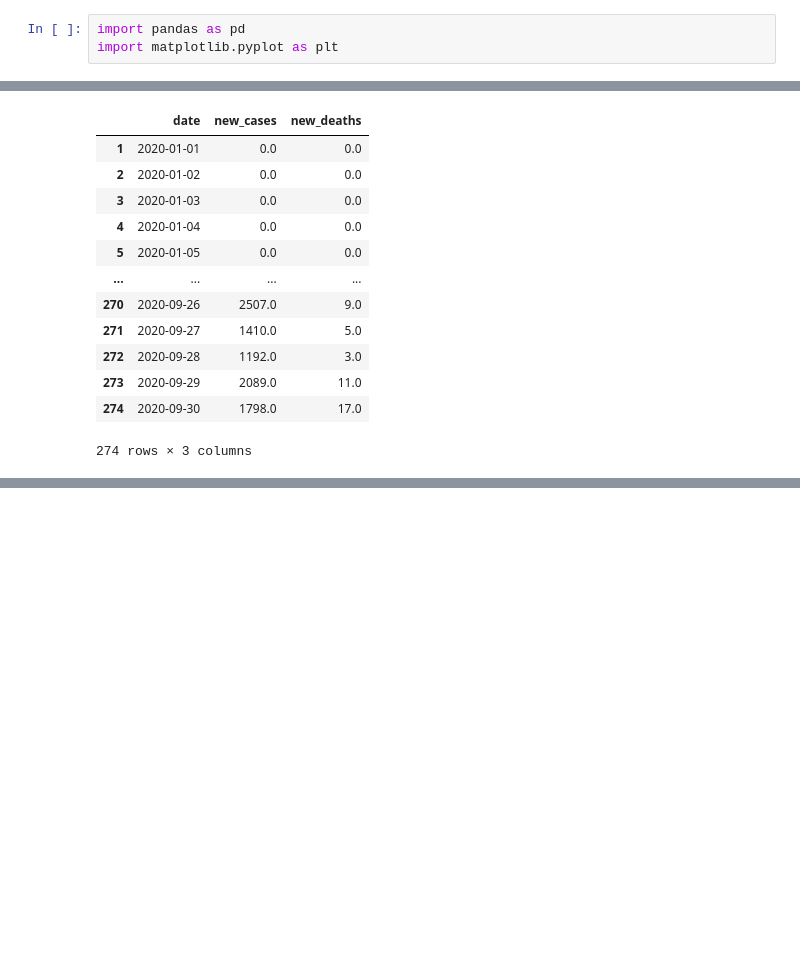
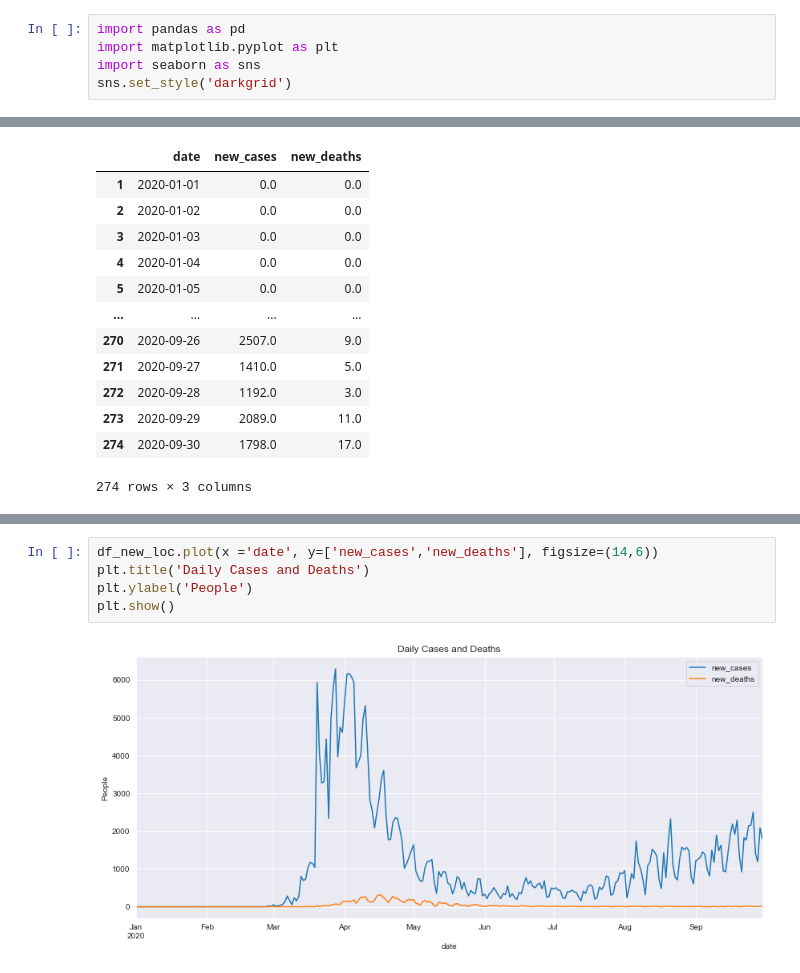
Before and after one commit to Shinan-tech/Share_Data, a Jupyter notebook: Germany_Corona_Cases.ipynb, the cells around one changed output, grey strips where cells are left out. Drawn from its saved outputs; the diff is of its cells as text; blank space fills up the shorter version.

Commit message:
Final Plot on Trends/Cases

```diff
--- a/Germany_Corona_Cases.ipynb
+++ b/Germany_Corona_Cases.ipynb
@@ -1,6 +1,8 @@
 # %%
 import pandas as pd
 import matplotlib.pyplot as plt
+import seaborn as sns
+sns.set_style('darkgrid')
 # %%
 df = pd.read_csv("Corona_Cases/owid-covid-data.csv")
 df = df.where(df['location'] == 'Germany').dropna(how='all').reset_index()
@@ -73,2 +75,9 @@ ax = df_new_loc.reset_index().plot(x='date', y='new_deaths', figsize=(120, 10),
 # %% [output]
 [figure]
+# %%
+df_new_loc.plot(x ='date', y=['new_cases','new_deaths'], figsize=(14,6))
+plt.title('Daily Cases and Deaths')
+plt.ylabel('People')
+plt.show()
+# %% [output]
+[figure, added]
```
Also changed, not shown: parts of 2 cells of this notebook, 1 other file.
